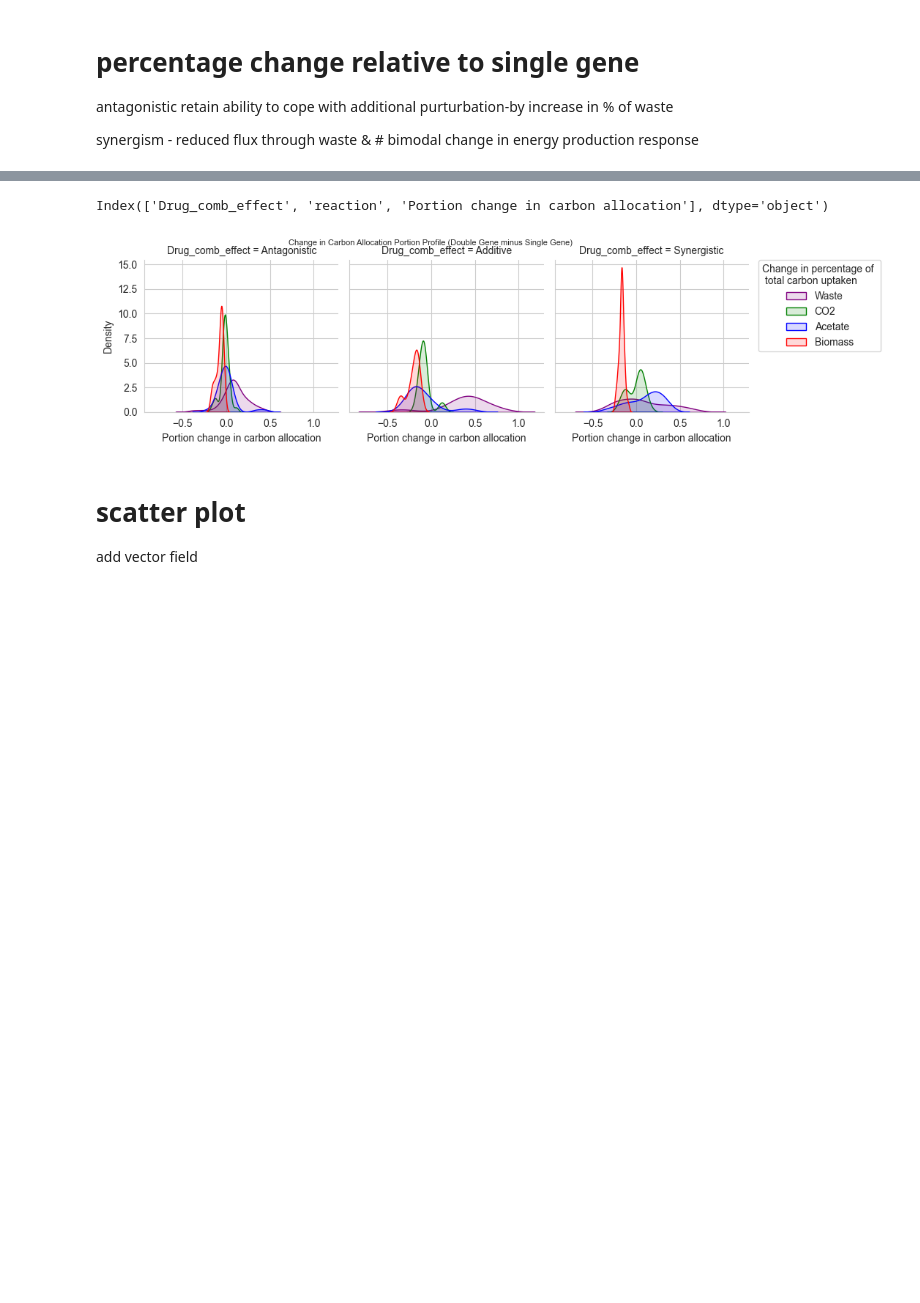
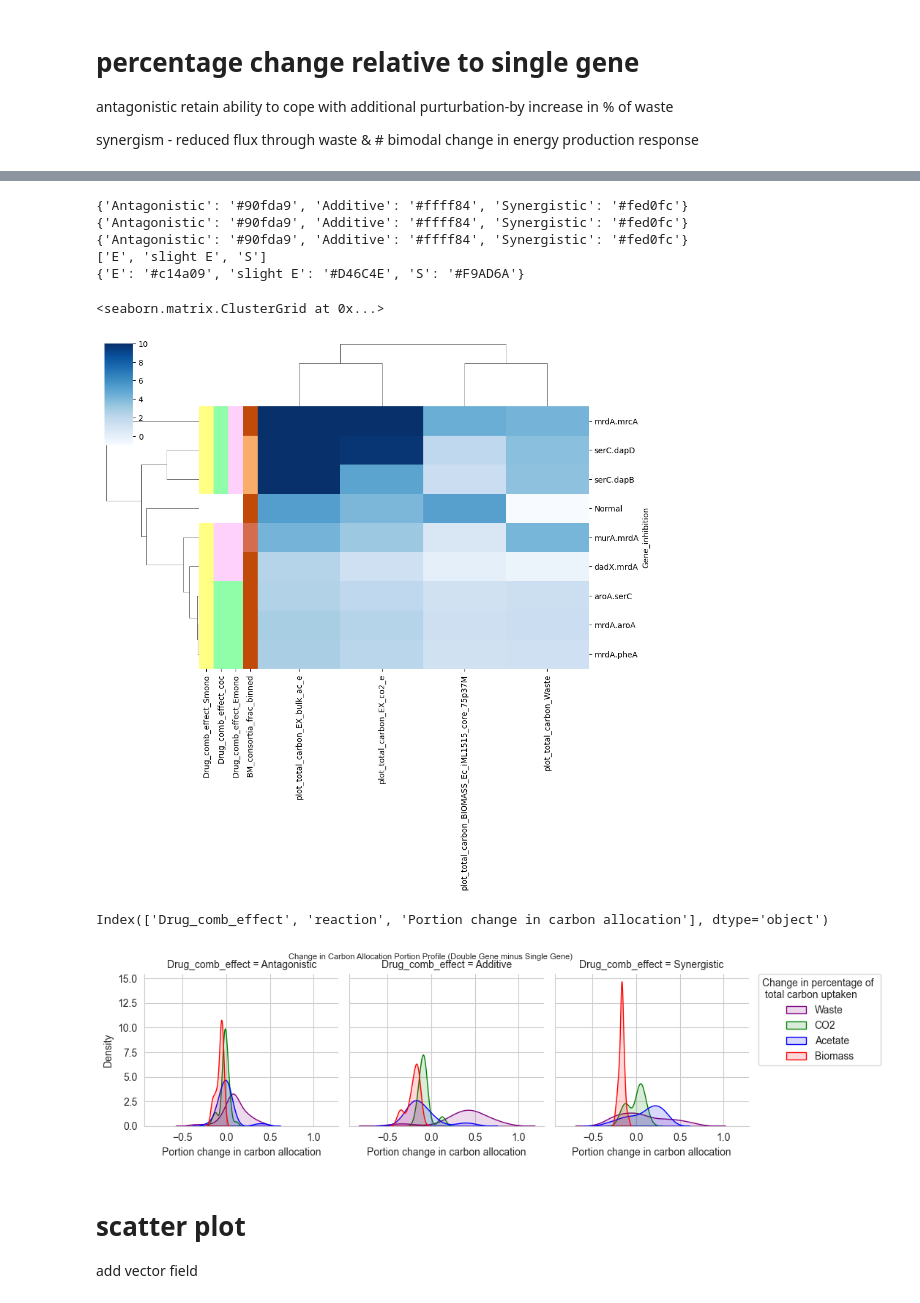
Before and after one commit to TFwongw/Harcombe_Lab, a Jupyter notebook: JupyterNotebook/flux_analysis.ipynb, the cells around one changed output, grey strips where cells are left out. Saved outputs shown, nothing was run; the diff lists cells and outputs as text; code cells hidden in the pictures; blank space fills up the shorter version.

```diff
--- a/JupyterNotebook/flux_analysis.ipynb
+++ b/JupyterNotebook/flux_analysis.ipynb
@@ -99,6 +89,10 @@ flux_analysis_full.to_csv('./Data/flux_analysis_m1.csv')
 # %%
 from importlib import reload
 import flux_ratio_analysis
+# %%
+def convert_po_col(col, additive_threshold=0.05):
+    diff_bins = [-10,-1*additive_threshold,1*additive_threshold,10]
+    return pd.cut(col, bins=diff_bins, labels=['Antagonistic', 'Additive', 'Synergistic'])
 # %%
 flux_analysis_full = pd.read_csv('./Data/flux_analysis_m1.csv', index_col=0)
 co_E = flux_analysis_full.query('Species=="E0"')
@@ -114,7 +108,14 @@ carbon_allocation_E_wide = carbon_allocation_E.reset_index().pivot(index='Gene_i
 # carbon_allocation_E_pivot = carbon_allocation_E.pivot(index='Gene_inhibition',columns='reaction',values=['total_carbon', 'percent'])
 carbon_allocation_E_wide.columns = ['_'.join([col[0], col[1]]) for col in carbon_allocation_E_wide.columns]
 carbon_allocation_E_wide = p_o_full.query('Species=="E0"').merge(carbon_allocation_E_wide,left_index=True, right_index=True, how='outer')
+carbon_allocation_E_wide = carbon_allocation_E_wide.merge(flux_analysis_full.query('Species=="E0"')[['XG']], left_index=True, right_index=True) # only E0
+carbon_allocation_E_wide['Drug_comb_effect_coc'] = convert_po_col(gr_df['po_diff_E0_coculture'])
+carbon_allocation_E_wide['Drug_comb_effect_Emono'] = convert_po_col(gr_df['po_diff_E0_monoculture'])
+carbon_allocation_E_wide['Drug_comb_effect_Smono'] = convert_po_col(gr_df['po_diff_S0_monoculture'])
 
+if 'BM_consortia_frac_binned' not in carbon_allocation_E_wide.columns:
+    carbon_allocation_E_wide = carbon_allocation_E_wide.merge(end_BM.query('Species=="E0"').BM_consortia_frac_binned, left_index=True, right_index=True)
+carbon_allocation_E_wide = carbon_allocation_E_wide.reset_index('Species', drop=True)
 # carbon_allocation_E_wide.to_csv('./Data/carbon_allocation.csv')
 # # pairwise scatter plot for reach carbon terminal flux
 # for x_col, y_col in itertools.combinations(carbon_allocation_rxns, 2):
@@ -208,3 +407,38 @@ synergism - reduced flux through waste & # bimodal change in energy production r
+# %%
+# carbon_allocation_E_wide.loc[sub_disagreement_response_wnormal,total_carobn_cols]
+def assign_plot_total_E_wide(carbon_allocation_E_wide):
+    carbon_allocation_E_wide['plot_total_carbon_Waste'] = np.log(carbon_allocation_E_wide['total_carbon_Waste'])
+    carbon_allocation_E_wide.loc['Normal','plot_total_carbon_Waste']=-10
+
+    # carbon_allocation_E_wide['plot_total_carbon_EX_bulk_ac_e'] = carbon_allocation_E_wide['total_carbon_EX_bulk_ac_e']/-2
+    carbon_allocation_E_wide['plot_total_carbon_EX_bulk_ac_e'] = carbon_allocation_E_wide['total_carbon_EX_bulk_ac_e']/-1
+    carbon_allocation_E_wide['plot_total_carbon_BIOMASS_Ec_iML1515_core_75p37M'] = carbon_allocation_E_wide['total_carbon_BIOMASS_Ec_iML1515_core_75p37M']*-1
+    carbon_allocation_E_wide['plot_total_carbon_EX_co2_e'] = carbon_allocation_E_wide['total_carbon_EX_co2_e']*-1
+    return carbon_allocation_E_wide
+# %%
+p_cols = ['percent_BIOMASS_Ec_iML1515_core_75p37M', 'percent_EX_bulk_ac_e', 'percent_EX_co2_e', 'percent_Waste']
+total_carobn_cols = [ele.replace('percent', 'plot_total_carbon') for ele in p_cols]
+
+# cluster_carbon_allocation = carbon_allocation_E_wide.merge()
+# sns.clustermap(carbon_allocation_E_wide.loc[sub_disagreement_response,p_cols].abs(), row_colors=generate_row_colors(carbon_allocation_E_wide),)
+# sns.clustermap(carbon_allocation_E_wide.loc[sub_disagreement_response,total_carobn_cols].abs(), standard_scale=1,row_colors=generate_row_colors(carbon_allocation_E_wide),)
+sub_disagreement_response_wnormal = sub_disagreement_response.copy()
+sub_disagreement_response_wnormal.extend(['Normal'])
+
+sns.clustermap(assign_plot_total_E_wide(
+                    carbon_allocation_E_wide).loc[sub_disagreement_response_wnormal,total_carobn_cols], # flux magnitude
+               row_colors=generate_row_colors(carbon_allocation_E_wide)
+               , cmap='Blues'
+               , vmin=-1
+               , vmax=10)
+# %% [output]
+{'Antagonistic': '#90fda9', 'Additive': '#ffff84', 'Synergistic': '#fed0fc'}
+{'Antagonistic': '#90fda9', 'Additive': '#ffff84', 'Synergistic': '#fed0fc'}
+{'Antagonistic': '#90fda9', 'Additive': '#ffff84', 'Synergistic': '#fed0fc'}
+['E', 'slight E', 'S']
+{'E': '#c14a09', 'slight E': '#D46C4E', 'S': '#F9AD6A'}
+<seaborn.matrix.ClusterGrid at 0x...>
+[figure, added]
 # %%
 plot_kde(fs_plot)
 # %% [output]
```
Also changed, not shown: parts of 28 cells of this notebook.
